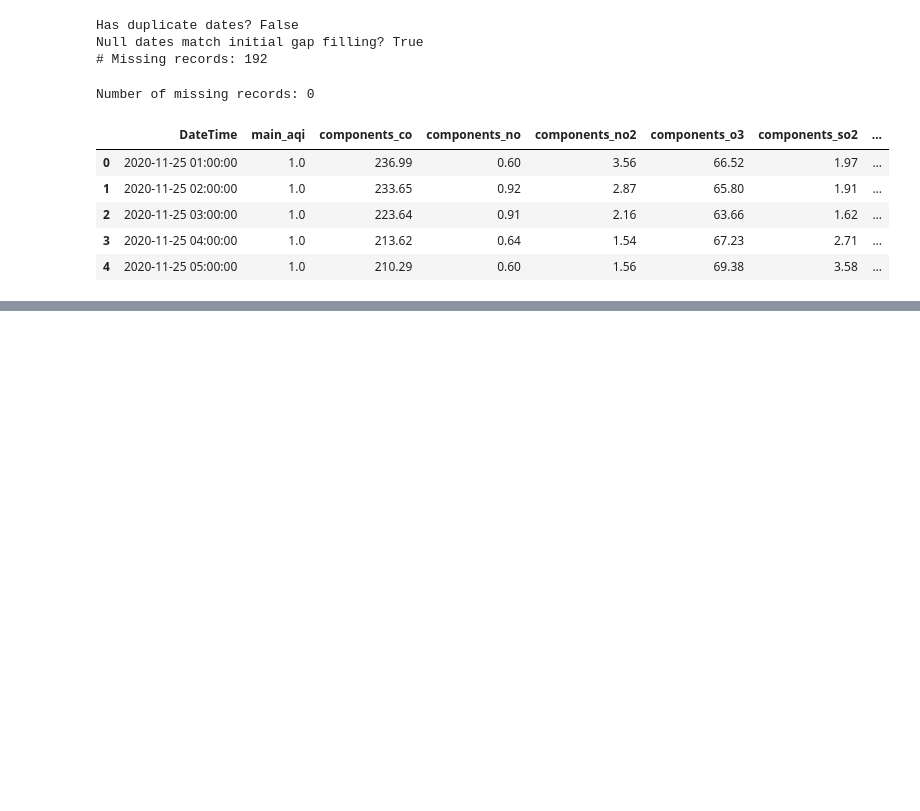
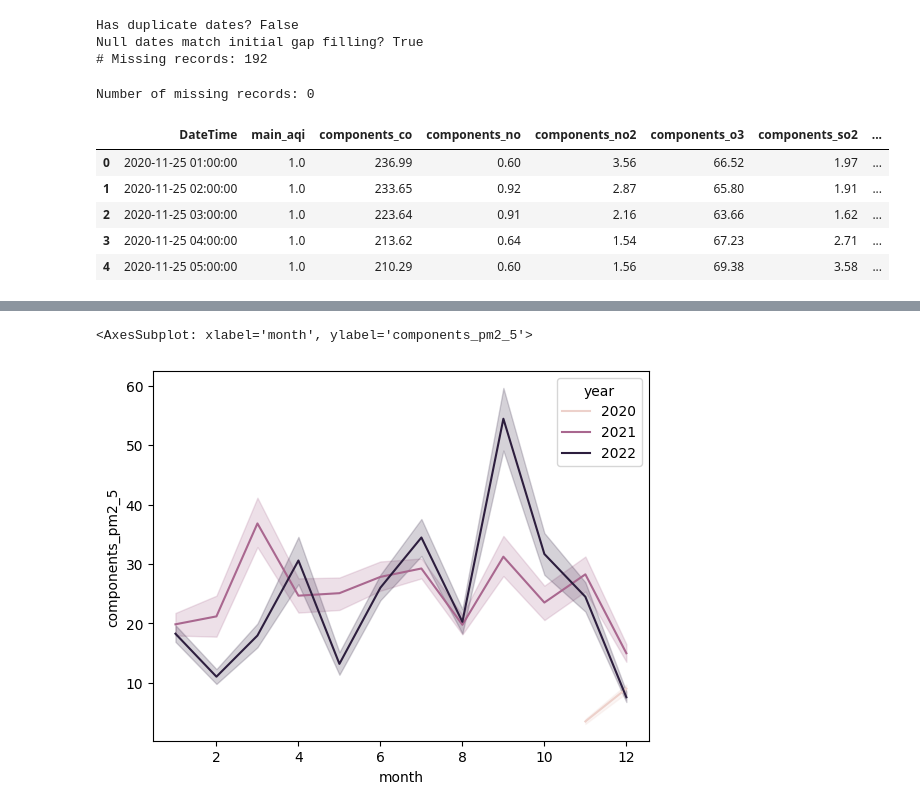
Before and after one commit to sashkaw/predict-aqi, a Jupyter notebook: api_model.ipynb, the cells around one changed output, grey strips where cells are left out. Cells and saved outputs as stored; diff of their text form; code cells hidden in the pictures; blank space fills up the shorter version.

```diff
--- a/api_model.ipynb
+++ b/api_model.ipynb
@@ -427,0 +335,8 @@ print(yhat)
+# %%
+# Plot by month:
+# Note that: for the two years of data, fire season seems to have had worst monthly air quality for the second year
+# Potential increasing trend as well as seasonabl trend
+sns.lineplot(x='month', y='components_pm2_5', hue='year', data=aq_by_month)
+# %% [output]
+<AxesSubplot: xlabel='month', ylabel='components_pm2_5'>
+[figure, added]
```
Also changed, not shown: parts of 15 cells of this notebook.
